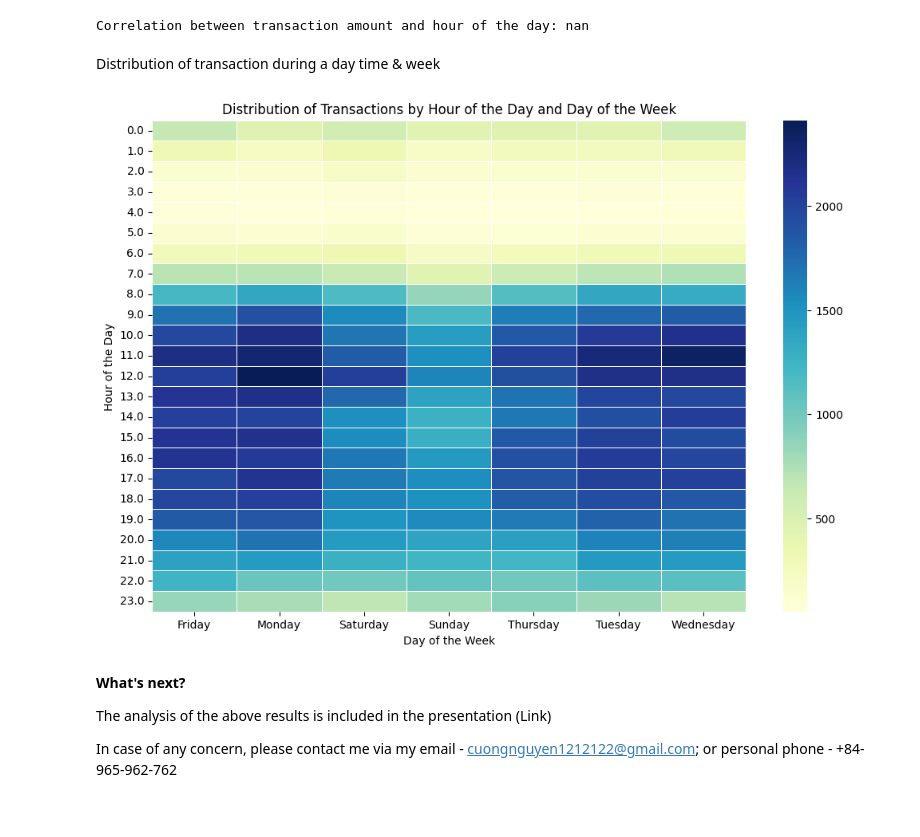
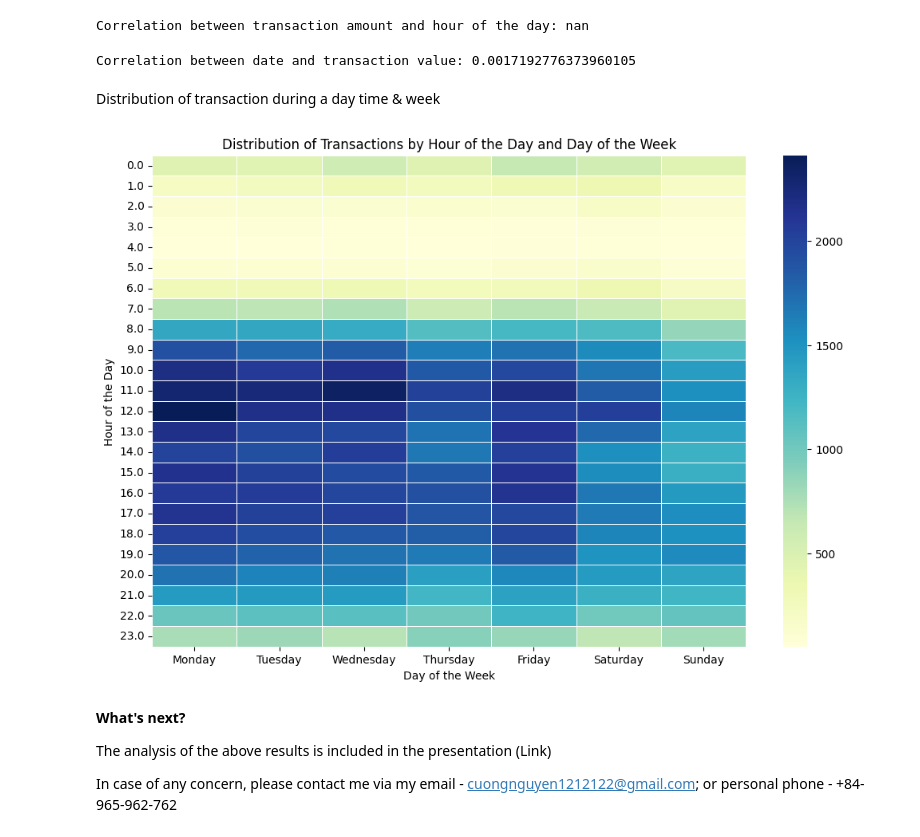
Before and after one commit to pr0ven09/streamlit-example, a Jupyter notebook: Timo_case_Full.ipynb, the cells around one changed output. Drawn from its saved outputs; the diff is of its cells as text; code cells hidden in the pictures.

```diff
--- a/Timo_case_Full.ipynb
+++ b/Timo_case_Full.ipynb
@@ -305,6 +308,12 @@ correlation = df['txn_amount'].corr(df['txn_ts_time'])
 print("Correlation between transaction amount and hour of the day:", correlation)
 # %% [output]
 Correlation between transaction amount and hour of the day: nan
+# %%
+df['txn_ts_numeric'] = df['txn_ts'].astype(int)
+correlation = df['txn_ts_numeric'].corr(df['txn_abs'])
+print("Correlation between date and transaction value:", correlation)
+# %% [output]
+Correlation between date and transaction value: 0.0017192776373960105
 # %% [markdown]
 Distribution of transaction during a day time & week
 # %%
@@ -316,18 +325,21 @@ df['txn_ts_numeric'] = df['txn_ts'].astype(int)
 # %%
 df['hour_of_day'] = df['txn_ts'].dt.hour
 df['day_of_week'] = df['txn_ts'].dt.day_name()
+
+weekday_order = ['Monday', 'Tuesday', 'Wednesday', 'Thursday', 'Friday', 'Saturday', 'Sunday']
 transaction_count_by_day_hour = df.pivot_table(index='hour_of_day', columns='day_of_week', aggfunc='size', fill_value=0)
+transaction_count_by_day_hour = transaction_count_by_day_hour.reindex(columns=weekday_order)
 
 # Plotting the heatmap
 plt.figure(figsize=(12, 8))
 sns.heatmap(transaction_count_by_day_hour, cmap='YlGnBu', linewidths=0.5)
 plt.title('Distribution of Transactions by Hour of the Day and Day of the Week')
 plt.xlabel('Day of the Week')
 plt.ylabel('Hour of the Day')
 plt.yticks(rotation=0)
 plt.show()
 # %% [output]
-[figure, old version]
+[figure, new version]
 # %% [markdown]
 **What's next?**
 
```
Also changed, not shown: parts of 8 cells of this notebook.
